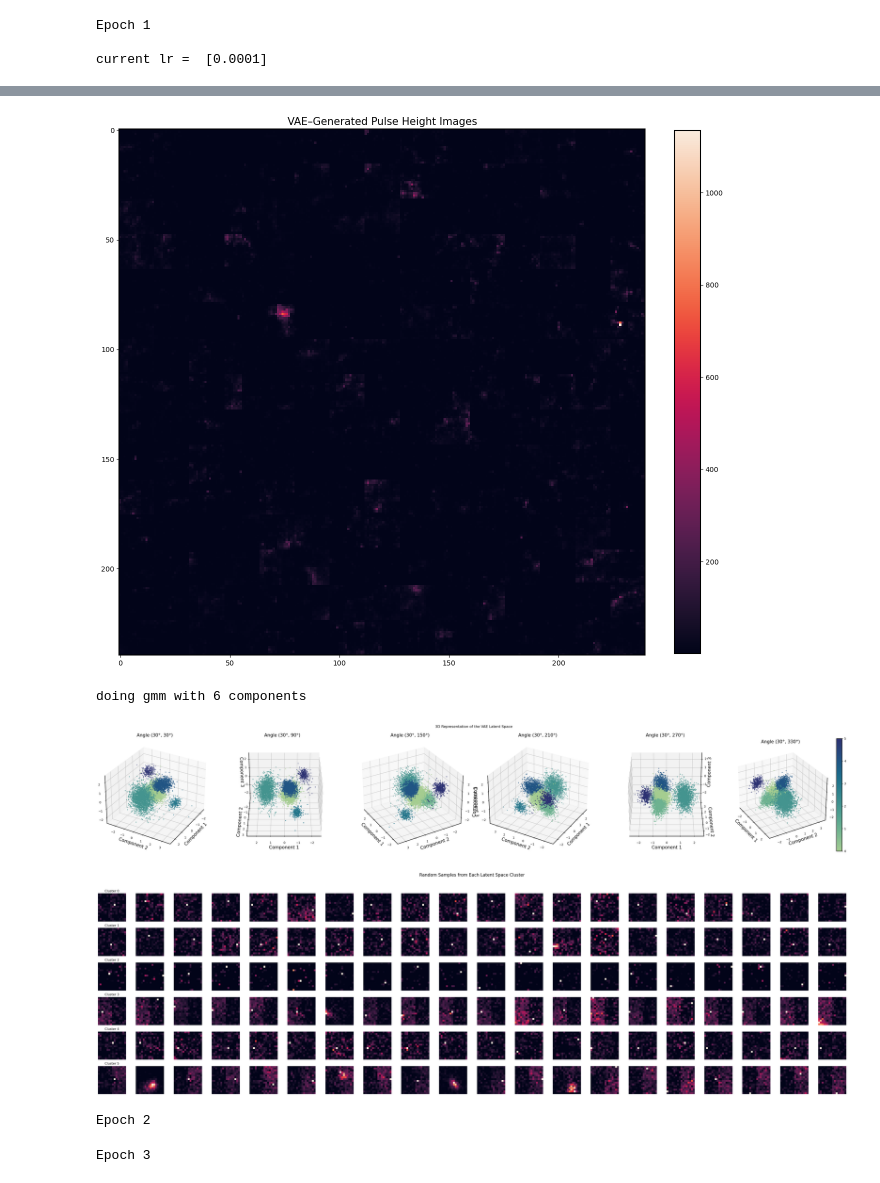
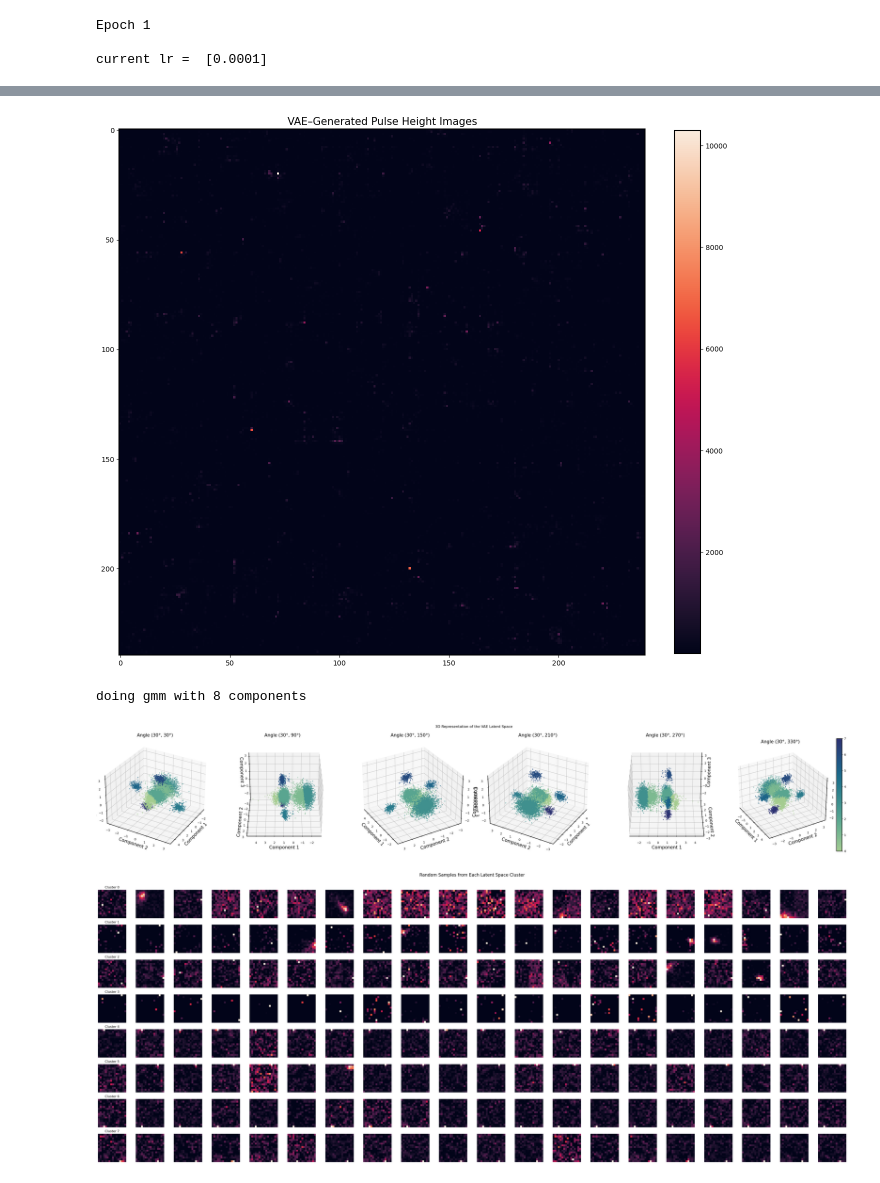
Before and after one commit to panoseti/panoseti, a Jupyter notebook: anomaly-detection/ph_vae_model.ipynb, the cells around one changed output, grey strips where cells are left out. Saved outputs shown, nothing was run; the diff lists cells and outputs as text; code cells hidden in the pictures.

Commit message:
anom_det: experiment with fitting vae to ph data from multiple observing runs.

```diff
--- a/anomaly-detection/ph_vae_model.ipynb
+++ b/anomaly-detection/ph_vae_model.ipynb
@@ -72,7 +72,7 @@ def show_dataset_sample(dataset, nrows=5, ncols=15):
     if len(sample_idxs) < nsamples:
         print('Not enough training data')
 
-    f = plt.figure(figsize=(ncols, nrows*2))
+    f = plt.figure(figsize=(ncols, nrows))
     f.tight_layout()
 
     canvas = np.zeros((nrows * 16, ncols * 16))
@@ -171,7 +171,7 @@ class VaeWrapper(nn.Module):
         return vae_sample(self.vae, nsamples, self.img_cwh, self.seed)
 # %%
 # Define a function to extract latent space representations
-def extract_latent_space(vae_model, data_loader, device=get_device()):
+def extract_latent_space(vae_model, data_loader, device=get_device(), seed=42):
     """
     Extract latent space representations from the VAE.
 
@@ -189,6 +189,7 @@ def extract_latent_space(vae_model, data_loader, device=get_device()):
     norm_ph_images = []
 
     with torch.no_grad():
+        torch.manual_seed(seed)
         for x in data_loader:
             x = x.to(device)
 
@@ -205,8 +206,7 @@ def extract_latent_space(vae_model, data_loader, device=get_device()):
     sample_idxs = np.random.choice(len(latent_vectors), size=min(7000, len(latent_vectors)), replace=False)
     return norm_ph_images[sample_idxs], latent_vectors[sample_idxs]
 
-# Dimensionality reduction and clustering
-def perform_clustering(
+def cluster_latent_space(
     latent_vectors,
     reduction_method='tsne',
     clustering_method='kmeans',
@@ -335,7 +335,7 @@ def visualize_samples_per_cluster(norm_ph_images, latent_vectors, cluster_labels
 
     # Create a figure with subplots
     fig, axes = plt.subplots(num_clusters, n_samples, figsize=(n_samples * 2, num_clusters * 2))
-    fig.suptitle("Random Samples from Each Latent Space Cluster", fontsize=16, y=0.98)
+    fig.suptitle("Random Samples from Each Latent Space Cluster", fontsize=16, y=0.96)
     ph_imgs = PulseHeightDataset.inv_norm(norm_ph_images)
 
     for cluster_idx, cluster in enumerate(unique_clusters):
@@ -479,18 +488,28 @@ def train_vae(
 # %%
 # Create pulse-height dataset instance for a specific observing run.
 
-# ph_dataset_config = {
-#     "data_dir": './test_data',
-#     "run_dir": 'obs_Lick.start_2024-07-25T04:34:06Z.runtype_sci-data.pffd',
-#     "module_ids": 'all',
-# }
-
 ph_dataset_config = {
+    "max_ph_frames": 100_000,
     "observing_runs": [
         {
-        "data_dir": './test_data',
-        "run_dir": 'obs_Lick.start_2023-10-12T04:28:34Z.runtype_eng-test.pffd',
-        "module_ids": 'all',
+            "data_dir": './test_data',
+            "run_dir": 'obs_Lick.start_2023-07-14T04:46:21Z.runtype_sci-obs.pffd',
+            "module_ids": 'all',
+        },
+        {
+            "data_dir": './test_data',
+            "run_dir": 'obs_Lick.start_2023-09-14T04:25:43Z.runtype_sci-obs.pffd',
+            "module_ids": 'all',
+        },
+        {
+            "data_dir": './test_data',
+            "run_dir": 'obs_Lick.start_2023-10-12T04:28:34Z.runtype_eng-test.pffd',
+            "module_ids": 'all',
+        },
+        {
+            "data_dir": './test_data',
+            "run_dir": 'obs_Lick.start_2024-07-25T04:34:06Z.runtype_sci-data.pffd',
+            "module_ids": 'all',
         },
     ]
 }
@@ -503,3 +522,4 @@ transform = v2.Compose([
 ])
 
 ph_dataset = PulseHeightDataset(ph_dataset_config, transform=transform, log_level=logging.ERROR)
+show_dataset_sample(ph_dataset, nrows=10, ncols=10)
@@ -518,6 +540,7 @@ train_config = {
     'reduction_method': 'pca',
     'clustering_method': 'gmm',
     'n_clusters': 12,
+    'max_gmm_components': 20,
 }
 
 model, log_df = train_vae(
@@ -535,6 +558,4 @@ current lr =  [0.0001]
-[figure, old version]
+[figure, new version]
-doing gmm with 6 components
+doing gmm with 8 components
-[figure, old version]
+[figure, new version]
-[figure, old version]
+[figure, new version]
-Epoch 2
-Epoch 3
```
Also changed, not shown: parts of 4 cells of this notebook, 2 other files.
